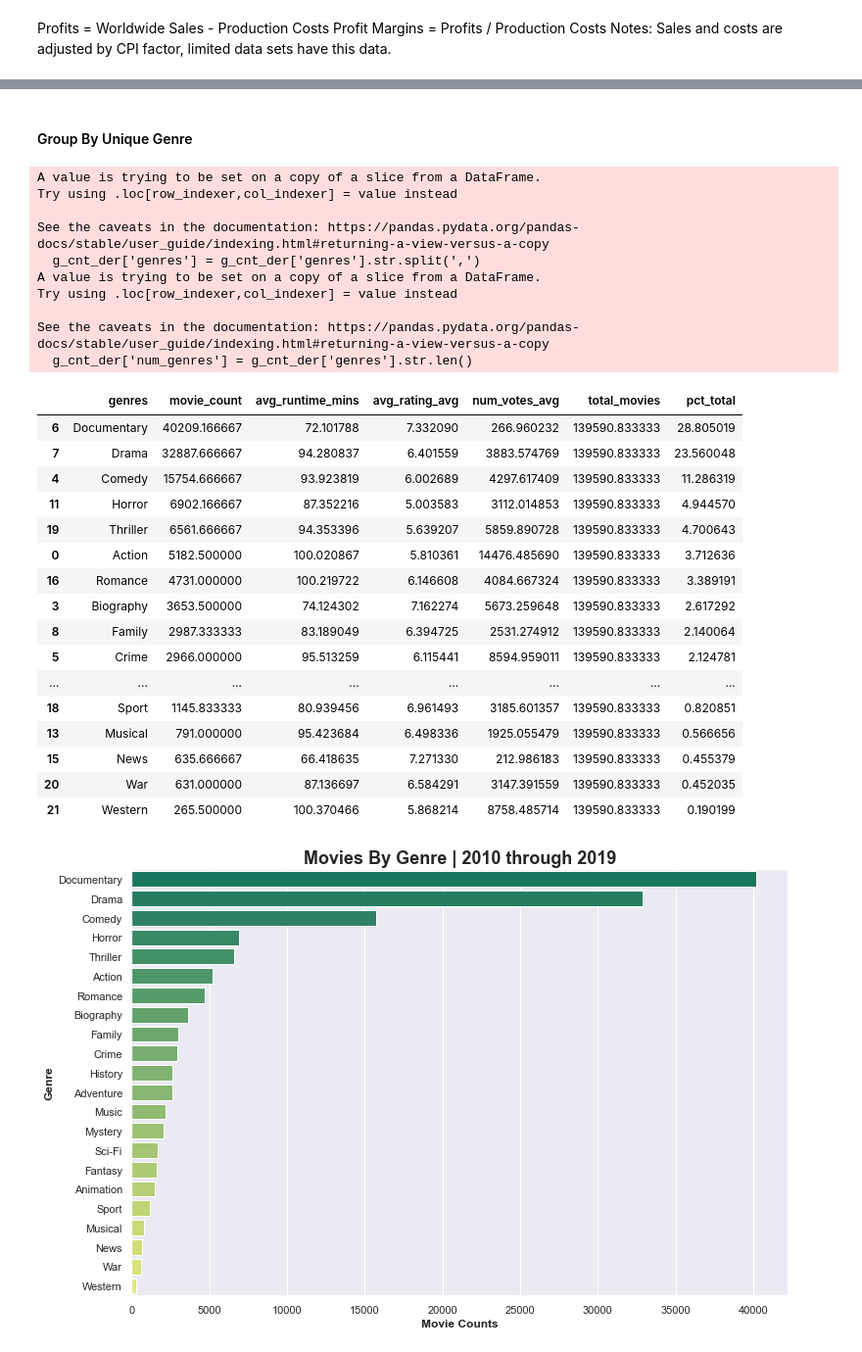
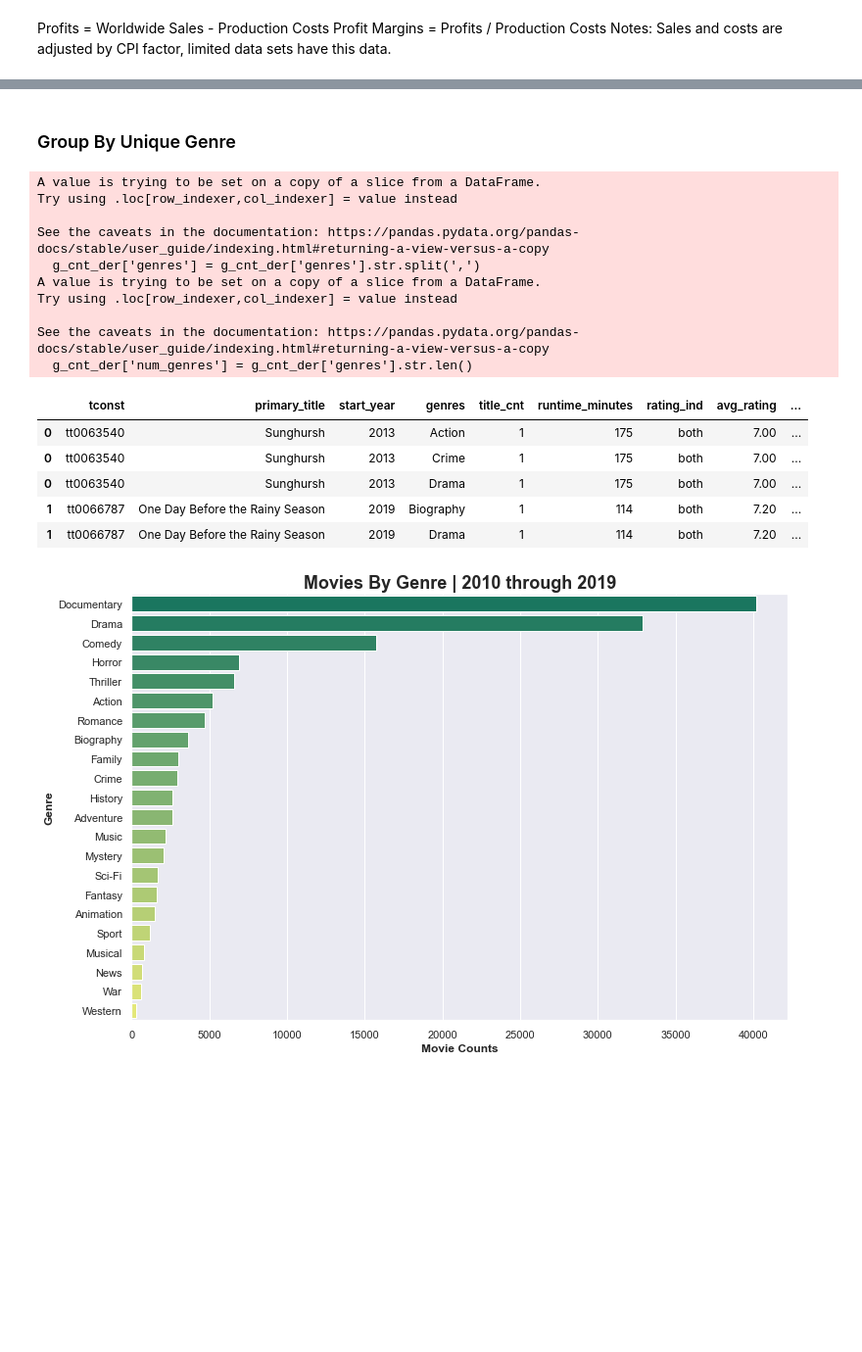
Before and after one commit to cutterback/movie-analysis-project, a Jupyter notebook: movie-analysis.ipynb, the cells around one changed output, grey strips where cells are left out. Shown at 98% size. Drawn from its saved outputs; the diff is of its cells as text; code cells hidden in the pictures; blank space fills up the shorter version.

```diff
--- a/movie-analysis.ipynb
+++ b/movie-analysis.ipynb
@@ -402,47 +508,33 @@ ax.set(title='Movies By Genre Type 2010 through 2019') # title barplot
 [figure]
 # %% [markdown]
-#### Group By Unique Genre
+### Group By Unique Genre
 # %%
 # Top dervied movie genres 2010-2019
-g_cnt_der = movies[['tconst', 'start_year', 'genres', 'title_cnt', 'runtime_minutes', 'rating_ind',
-                    'avg_rating', 'num_votes']]
+g_cnt_der = movies[['tconst', 'primary_title', 'start_year', 'genres', 'title_cnt', 'runtime_minutes', 'rating_ind',
+                    'avg_rating', 'num_votes', 'tn_ind', 'production_budget', 'domestic_gross_y',
+                    'worldwide_gross', 'worldwide_profit', 'profit_margin']]
 
 g_cnt_der['genres'] = g_cnt_der['genres'].str.split(',')
 g_cnt_der['num_genres'] = g_cnt_der['genres'].str.len()
 g_cnt_der = g_cnt_der.explode('genres')
 g_cnt_der['title_cnt_der'] = g_cnt_der['title_cnt'] / g_cnt_der['num_genres']
 genre_list = ['Reality-TV','Talk-Show','Adult','Short','Game-Show']
 g_cnt_der = g_cnt_der[(g_cnt_der.start_year.between(2010,2019)) & (~g_cnt_der.genres.isin(genre_list))]
-
-titles_der = g_cnt_der.groupby('genres', as_index=False).agg(movie_count = ('title_cnt_der', 'sum'), avg_runtime_mins = ('runtime_minutes', 'mean'), avg_rating_avg = ('avg_rating', 'mean'), num_votes_avg = ('num_votes', 'mean')).sort_values('movie_count', ascending=False)
-titles_der['total_movies'] = titles_der['movie_count'].sum()
-titles_der['pct_total'] = (titles_der['movie_count']*100 / titles_der['total_movies'])
-titles_der
+g_cnt_der.head()
 # %% [output]
 A value is trying to be set on a copy of a slice from a DataFrame.
 Try using .loc[row_indexer,col_indexer] = value instead
 
 See the caveats in the documentation: https://pandas.pydata.org/pandas-docs/stable/user_guide/indexing.html#returning-a-view-versus-a-copy
   g_cnt_der['genres'] = g_cnt_der['genres'].str.split(',')
 A value is trying to be set on a copy of a slice from a DataFrame.
 Try using .loc[row_indexer,col_indexer] = value instead
 
 See the caveats in the documentation: https://pandas.pydata.org/pandas-docs/stable/user_guide/indexing.html#returning-a-view-versus-a-copy
   g_cnt_der['num_genres'] = g_cnt_der['genres'].str.len()
-|  | genres | movie_count | avg_runtime_mins | avg_rating_avg | num_votes_avg | total_movies | pct_total |
-| 6 | Documentary | 40209.166667 | 72.101788 | 7.332090 | 266.960232 | 139590.833333 | 28.805019 |
-| 7 | Drama | 32887.666667 | 94.280837 | 6.401559 | 3883.574769 | 139590.833333 | 23.560048 |
-| 4 | Comedy | 15754.666667 | 93.923819 | 6.002689 | 4297.617409 | 139590.833333 | 11.286319 |
-| 11 | Horror | 6902.166667 | 87.352216 | 5.003583 | 3112.014853 | 139590.833333 | 4.944570 |
-| 19 | Thriller | 6561.666667 | 94.353396 | 5.639207 | 5859.890728 | 139590.833333 | 4.700643 |
-| 0 | Action | 5182.500000 | 100.020867 | 5.810361 | 14476.485690 | 139590.833333 | 3.712636 |
-| 16 | Romance | 4731.000000 | 100.219722 | 6.146608 | 4084.667324 | 139590.833333 | 3.389191 |
-| 3 | Biography | 3653.500000 | 74.124302 | 7.162274 | 5673.259648 | 139590.833333 | 2.617292 |
-| 8 | Family | 2987.333333 | 83.189049 | 6.394725 | 2531.274912 | 139590.833333 | 2.140064 |
-| 5 | Crime | 2966.000000 | 95.513259 | 6.115441 | 8594.959011 | 139590.833333 | 2.124781 |
-| ... | ... | ... | ... | ... | ... | ... | ... |
-| 18 | Sport | 1145.833333 | 80.939456 | 6.961493 | 3185.601357 | 139590.833333 | 0.820851 |
-| 13 | Musical | 791.000000 | 95.423684 | 6.498336 | 1925.055479 | 139590.833333 | 0.566656 |
-| 15 | News | 635.666667 | 66.418635 | 7.271330 | 212.986183 | 139590.833333 | 0.455379 |
-| 20 | War | 631.000000 | 87.136697 | 6.584291 | 3147.391559 | 139590.833333 | 0.452035 |
-| 21 | Western | 265.500000 | 100.370466 | 5.868214 | 8758.485714 | 139590.833333 | 0.190199 |
+|  | tconst | primary_title | start_year | genres | title_cnt | runtime_minutes | rating_ind | avg_rating | ... |
+| 0 | tt0063540 | Sunghursh | 2013 | Action | 1 | 175 | both | 7.00 | ... |
+| 0 | tt0063540 | Sunghursh | 2013 | Crime | 1 | 175 | both | 7.00 | ... |
+| 0 | tt0063540 | Sunghursh | 2013 | Drama | 1 | 175 | both | 7.00 | ... |
+| 1 | tt0066787 | One Day Before the Rainy Season | 2019 | Biography | 1 | 114 | both | 7.20 | ... |
+| 1 | tt0066787 | One Day Before the Rainy Season | 2019 | Drama | 1 | 114 | both | 7.20 | ... |
```
Also changed, not shown: parts of 58 cells of this notebook.
